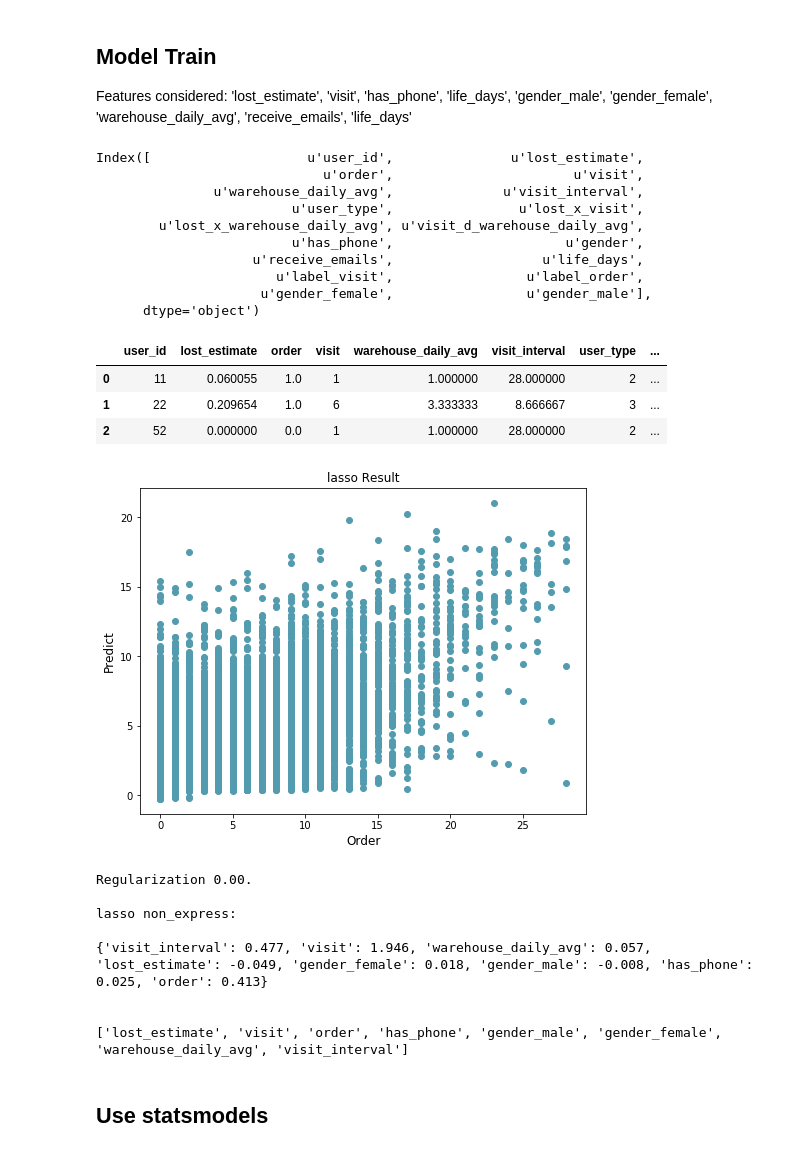
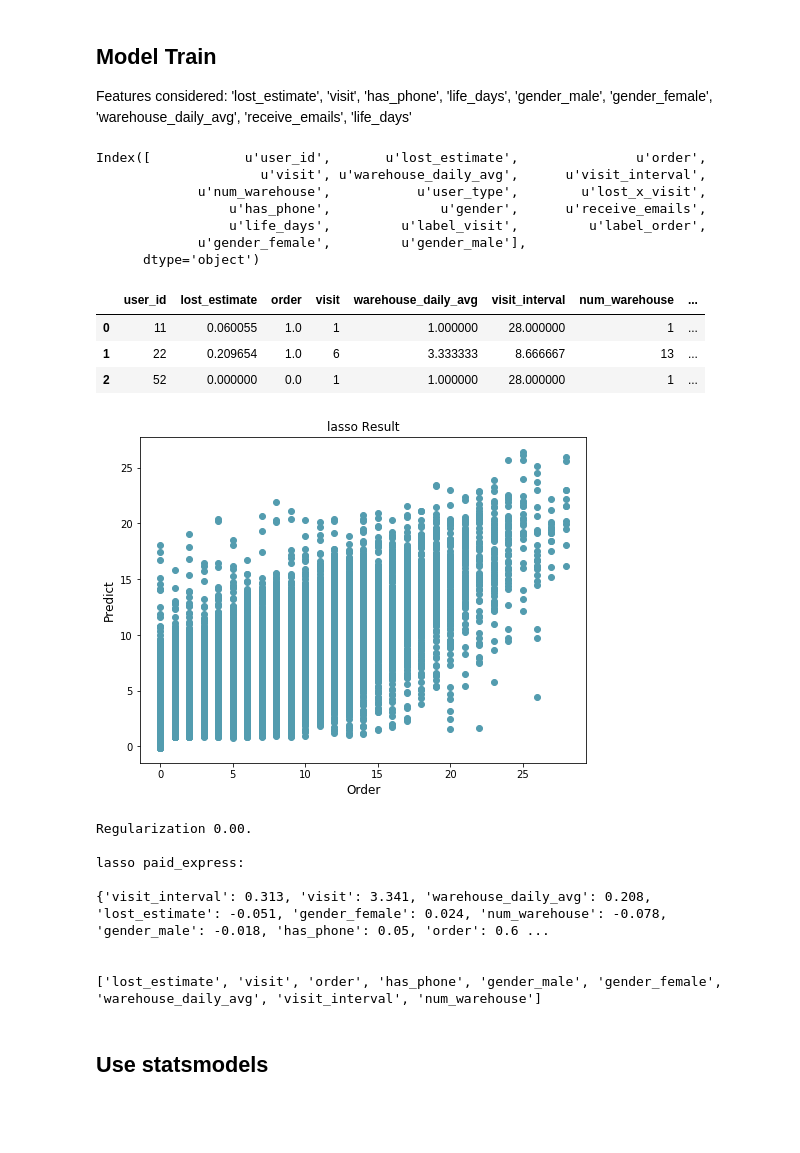
Before and after one commit to JustinNew/archive, a Jupyter notebook: projects/LostDemandImpact/Lost_Deliveries_Impact_V1.0.ipynb, the cells around one changed output. Saved outputs shown, nothing was run; the diff lists cells and outputs as text; code cells hidden in the pictures; blank space fills up the shorter version.

Commit message:
lost impact

```diff
--- a/projects/LostDemandImpact/Lost_Deliveries_Impact_V1.0.ipynb
+++ b/projects/LostDemandImpact/Lost_Deliveries_Impact_V1.0.ipynb
@@ -62,6 +62,17 @@ def get_visits(df):
         .rename(columns={'date':'visit'})
 
     return visits
+
+def get_num_warehouse(df):
+    # df[['user_id', 'warehouse_id']]
+
+    num_warehouse = df[['user_id', 'warehouse_id']]\
+        .drop_duplicates()
+
+    num_warehouse = num_warehouse.groupby(['user_id']).count().reset_index()\
+        .rename(columns={'warehouse_id':'num_warehouse'})
+
+    return num_warehouse
 # %% [markdown]
 ## Get user ids for study.
 # %%
@@ -173,11 +184,15 @@ user_type_last_count['user_type'] = user_type_last_count['user_type'].map(lambda
 user_type_count = user_type_first_count\
     .merge(user_type_last_count, on=['user_type'])
 
+# Get the number of warehouse during the period.
+user_num_warehouse = get_num_warehouse(df_lds_orders[['user_id', 'warehouse_id']])
+
 # Merge all the DataFrame after feature engineering.
 user_df = user_lost_deliveries.merge(user_orders, on=['user_id'], how='left')
 user_df = user_df.merge(user_visits, on=['user_id'])
 user_df = user_df.merge(user_warehouse_daily_average, on=['user_id'], how='left')
 user_df = user_df.merge(user_avg_visit_feature, on='user_id', how='left')
+user_df = user_df.merge(user_num_warehouse, on=['user_id'], how='left')
 user_df = user_df.merge(user_type_last, on='user_id', how='left')\
     .fillna(value={'order': 0})
 # %% [markdown]
@@ -902,8 +917,6 @@ dtype: int64
 ## Feature Engineering: Interaction Feature
 # %%
 user_df['lost_x_visit'] = user_df['lost_estimate'] * user_df['visit']
-user_df['lost_x_warehouse_daily_avg'] = user_df['lost_estimate'] * user_df['warehouse_daily_avg']
-user_df['visit_d_warehouse_daily_avg'] = user_df['visit'] * user_df['warehouse_daily_avg']
 # %% [markdown]
 ## Model Train
 
@@ -920,27 +933,24 @@ df.rename(columns={"gender_female (hidden)":"gender_female_hidden",\
 # %%
 df.columns
 # %% [output]
-Index([                    u'user_id',               u'lost_estimate',
-                             u'order',                       u'visit',
-               u'warehouse_daily_avg',              u'visit_interval',
-                         u'user_type',                u'lost_x_visit',
-        u'lost_x_warehouse_daily_avg', u'visit_d_warehouse_daily_avg',
-                         u'has_phone',                      u'gender',
-                    u'receive_emails',                   u'life_days',
-                       u'label_visit',                 u'label_order',
-                     u'gender_female',                 u'gender_male'],
+Index([            u'user_id',       u'lost_estimate',               u'order',
+                     u'visit', u'warehouse_daily_avg',      u'visit_interval',
+             u'num_warehouse',           u'user_type',        u'lost_x_visit',
+                 u'has_phone',              u'gender',      u'receive_emails',
+                 u'life_days',         u'label_visit',         u'label_order',
+             u'gender_female',         u'gender_male'],
       dtype='object')
 # %%
 df.head(3)
 # %% [output]
-|  | user_id | lost_estimate | order | visit | warehouse_daily_avg | visit_interval | user_type | ... |
-| 0 | 11 | 0.060055 | 1.0 | 1 | 1.000000 | 28.000000 | 2 | ... |
-| 1 | 22 | 0.209654 | 1.0 | 6 | 3.333333 | 8.666667 | 3 | ... |
-| 2 | 52 | 0.000000 | 0.0 | 1 | 1.000000 | 28.000000 | 2 | ... |
+|  | user_id | lost_estimate | order | visit | warehouse_daily_avg | visit_interval | num_warehouse | ... |
+| 0 | 11 | 0.060055 | 1.0 | 1 | 1.000000 | 28.000000 | 1 | ... |
+| 1 | 22 | 0.209654 | 1.0 | 6 | 3.333333 | 8.666667 | 13 | ... |
+| 2 | 52 | 0.000000 | 0.0 | 1 | 1.000000 | 28.000000 | 1 | ... |
 # %%
 # Get train, test and predict DataFrame
 model_type = 'lasso' # 'ridge', 'lasso', 'elasticnet'
-user_type_model = 2
+user_type_model = 5
 model_all = False
 
 data = df[df['user_type'] == user_type_model].copy().reset_index().drop(['index'], axis=1)
@@ -950,7 +960,7 @@ if model_all:
 clf_features = ['lost_estimate', 'visit', 'order',\
                 'has_phone', 'gender_male',\
                 'gender_female', 'warehouse_daily_avg',\
-               'visit_interval']
+               'visit_interval', 'num_warehouse']
 
 data_Y = np.array(data['label_visit'])
 # Normalize Features
@@ -958,34 +968,34 @@ t_data = data[clf_features].copy()
 normalized_data = (t_data - t_data.mean()) / t_data.std()
 data_X = np.array(normalized_data)
 
 train_X, test_X, train_y, test_y = train_test_split(data_X, data_Y, test_size=.1)
 
 alpha_list = [0.0001, 0.0003, 0.0006, 0.001, 0.003,\
               0.006, 0.01, 0.03, 0.06, 0.1, 0.3, 0.6, 1]
 if model_type == "ridge":
     clf = linear_model.RidgeCV(alphas = alpha_list, cv = 10)
 elif model_type == "lasso":
     clf = linear_model.LassoCV(alphas = alpha_list, max_iter = 5000, cv = 10)
 elif model_type == "elasticnet":
     clf = linear_model.ElasticNetCV(l1_ratio = [.1, .5, .7, .9, .95, .99, 1],\
                                      alphas = alpha_list,\
                                      max_iter = 1000, cv = 3)
 
 clf.fit(train_X, train_y)
 predict_y = clf.predict(test_X)
 
 compare_df = pd.DataFrame({'order':test_y, 'predict':predict_y})
 
 fig, ax = plt.subplots(figsize=(8,6))
 ax.scatter(compare_df['order'], compare_df['predict'], color='#539caf')
 ax.set_xlabel('Order',fontsize=12)
 ax.set_ylabel('Predict',fontsize=12)
 ax.set_title('%s Result'%(model_type))
 # ax.legend(loc = 'upper right', fontsize=10)
 plt.savefig('20180903-20180930 LassoCV Result.png')
 plt.show()
 # %% [output]
-[figure, old version]
+[figure, new version]
 # %%
 print('Regularization %.2f.\n'%(clf.alpha_))
 coef_dict = {}
@@ -1002,12 +1012,12 @@ print(clf_features)
 # %% [output]
 Regularization 0.00.
 
-lasso non_express:
+lasso paid_express:
 
-{'visit_interval': 0.477, 'visit': 1.946, 'warehouse_daily_avg': 0.057, 'lost_estimate': -0.049, 'gender_female': 0.018, 'gender_male': -0.008, 'has_phone': 0.025, 'order': 0.413}
+{'visit_interval': 0.313, 'visit': 3.341, 'warehouse_daily_avg': 0.208, 'lost_estimate': -0.051, 'gender_female': 0.024, 'num_warehouse': -0.078, 'gender_male': -0.018, 'has_phone': 0.05, 'order': 0.6 ...
 
 
-['lost_estimate', 'visit', 'order', 'has_phone', 'gender_male', 'gender_female', 'warehouse_daily_avg', 'visit_interval']
+['lost_estimate', 'visit', 'order', 'has_phone', 'gender_male', 'gender_female', 'warehouse_daily_avg', 'visit_interval', 'num_warehouse']
 # %% [markdown]
 ## Use statsmodels
 # %%
```
Also changed, not shown: parts of 3 cells of this notebook, 1 other file.
